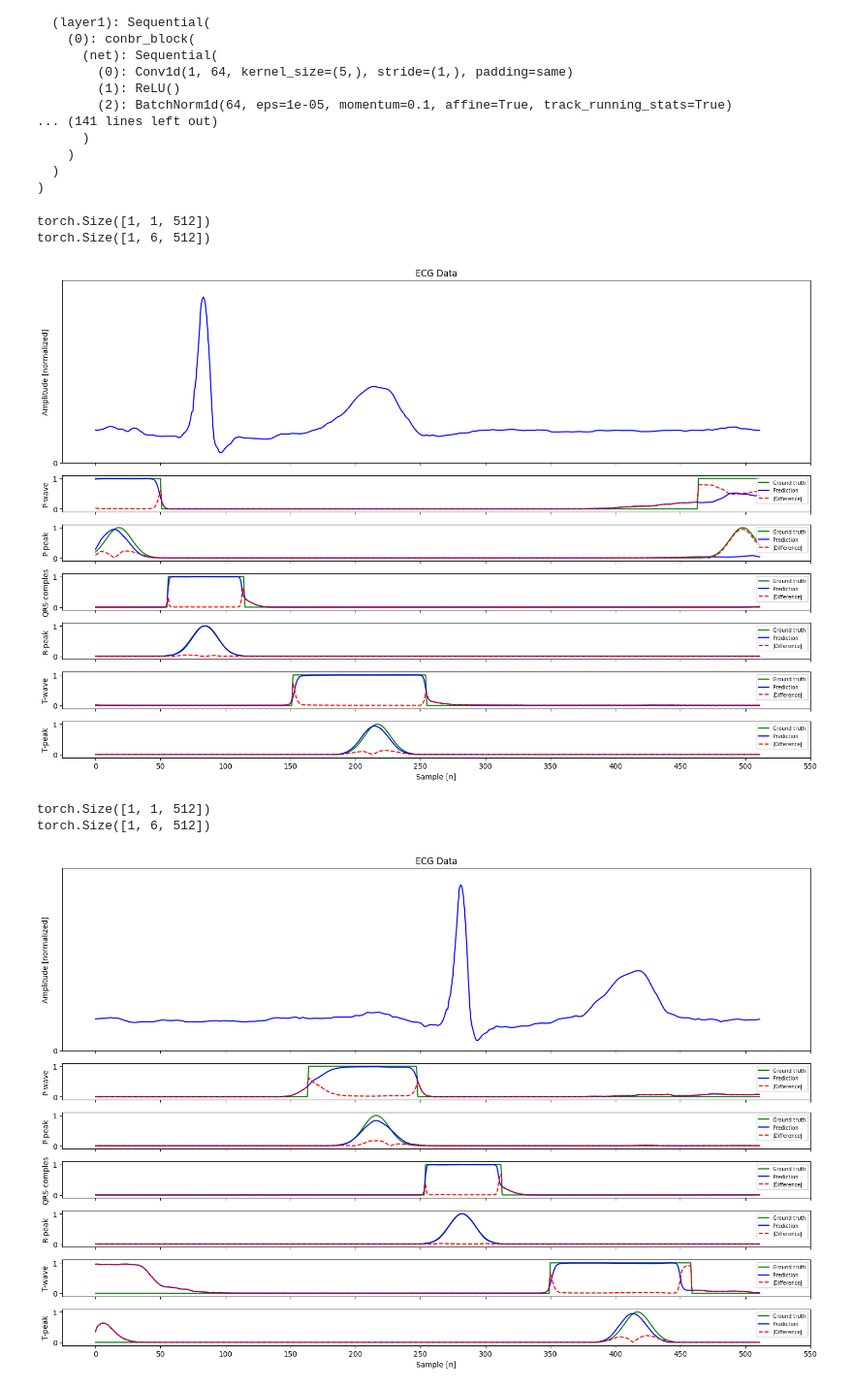
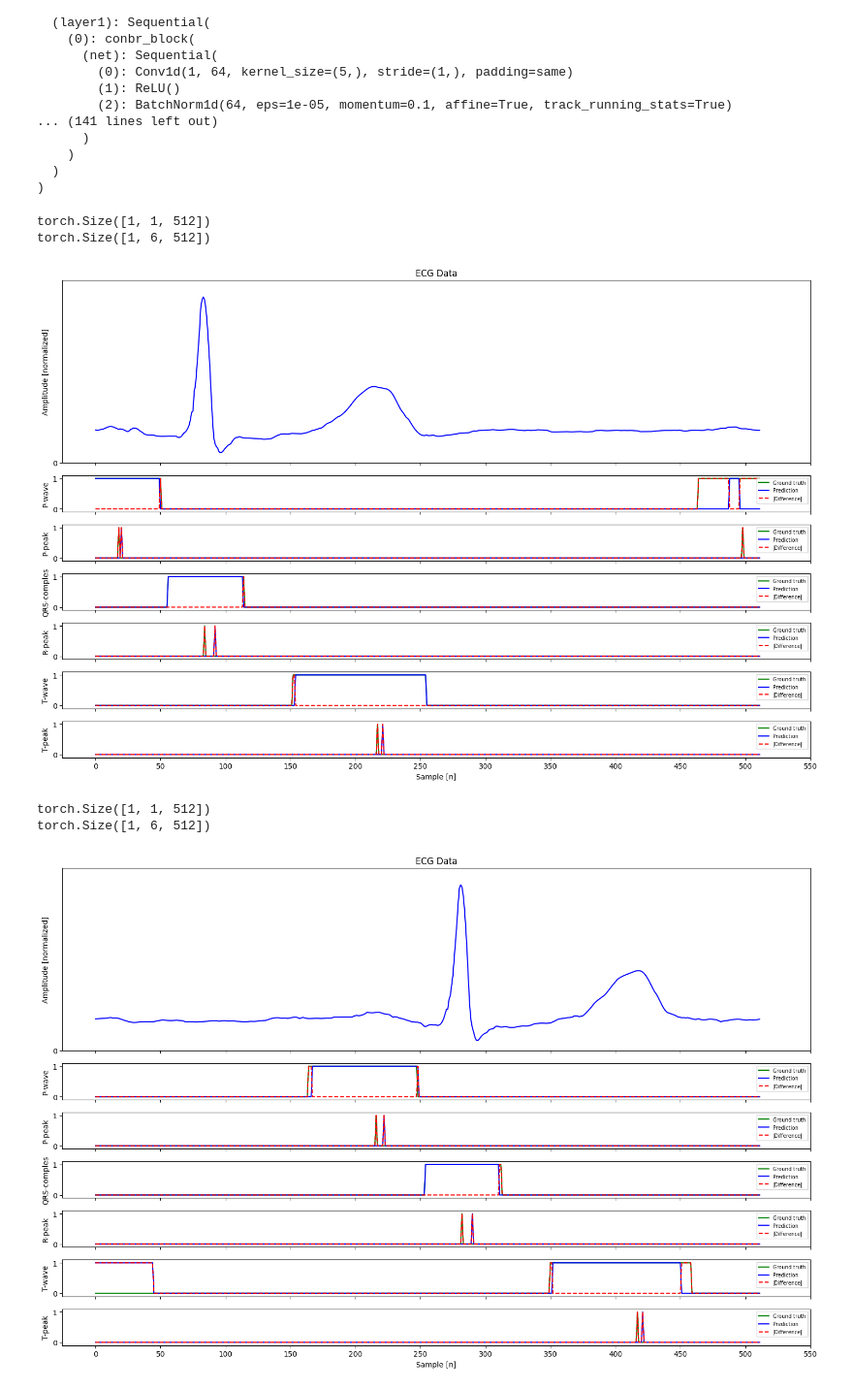
Before and after one commit to lukpausr/HKA_EKG_Signalverarbeitung, a Jupyter notebook: main_ecg_inference.ipynb, the cells around one changed output. Shown at 97% size. Saved outputs shown, nothing was run; the diff lists cells and outputs as text; code cells hidden in the pictures.

Commit message:
Tresholding for predictions

```diff
--- a/main_ecg_inference.ipynb
+++ b/main_ecg_inference.ipynb
@@ -141,34 +141,42 @@ def generatePlot(x, y, x_hat, y_hat):
 # %%
 # Get test dataloader for later iteration
 dl = dm.test_dataloader()
 
 # Confusing code was required to generate a plot of the ECG data and the labels...
 for i in range(2):
     x_val, y_val = dl.dataset.__getitem__(i)
     x_val.resize_(1, 1, 512)
     y_val.resize_(1, 6, 512)
 
     x_val = x_val.float()
     y_val = y_val.float()
 
     print(x_val.shape)
     print(y_val.shape)
 
     y_hat = model(x_val)
 
     y_hat = y_hat.cpu()
     x_val = x_val.cpu()
     y_val = y_val.cpu()
 
     x_val = x_val[0].detach()
     y_val = y_val[0].detach()
     y_hat = y_hat[0].detach()
 
+    y_hat = model.postprocess_prediction(y_hat)
+
+    # Ground truth: Channels 1, 3, 5, set local maxima where value equals 1
+    for ch_idx in [1, 3, 5]:
+        true_indices = (y_val[ch_idx] == 1).nonzero(as_tuple=True)[0]
+        y_val[ch_idx].zero_()
+        y_val[ch_idx][true_indices] = 1.0
+
     generatePlot(x_val, y_val, x_val, y_hat)
 # %% [output]
 torch.Size([1, 1, 512])
 torch.Size([1, 6, 512])
-[figure, old version]
+[figure, new version]
 torch.Size([1, 1, 512])
 torch.Size([1, 6, 512])
-[figure, old version]
+[figure, new version]
```
Also changed, not shown: 3 other files.
